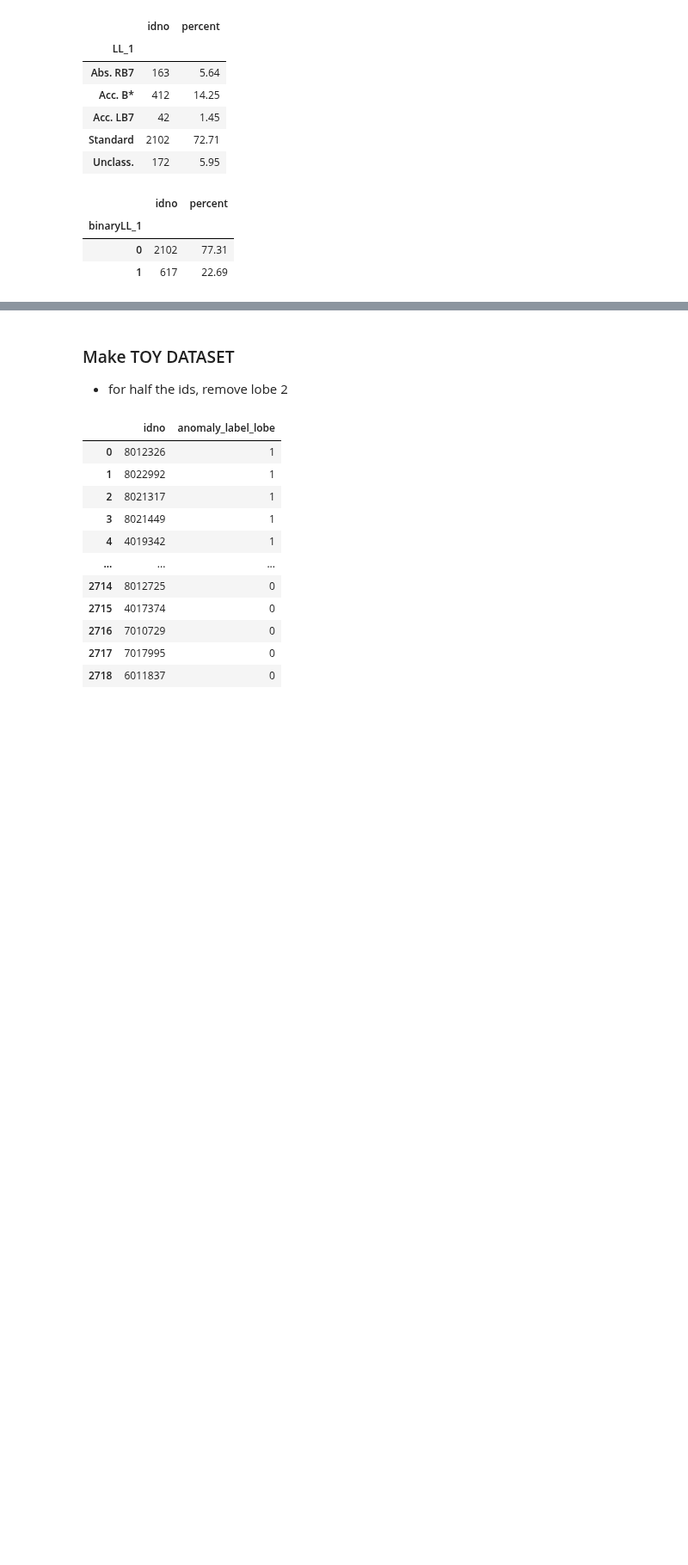
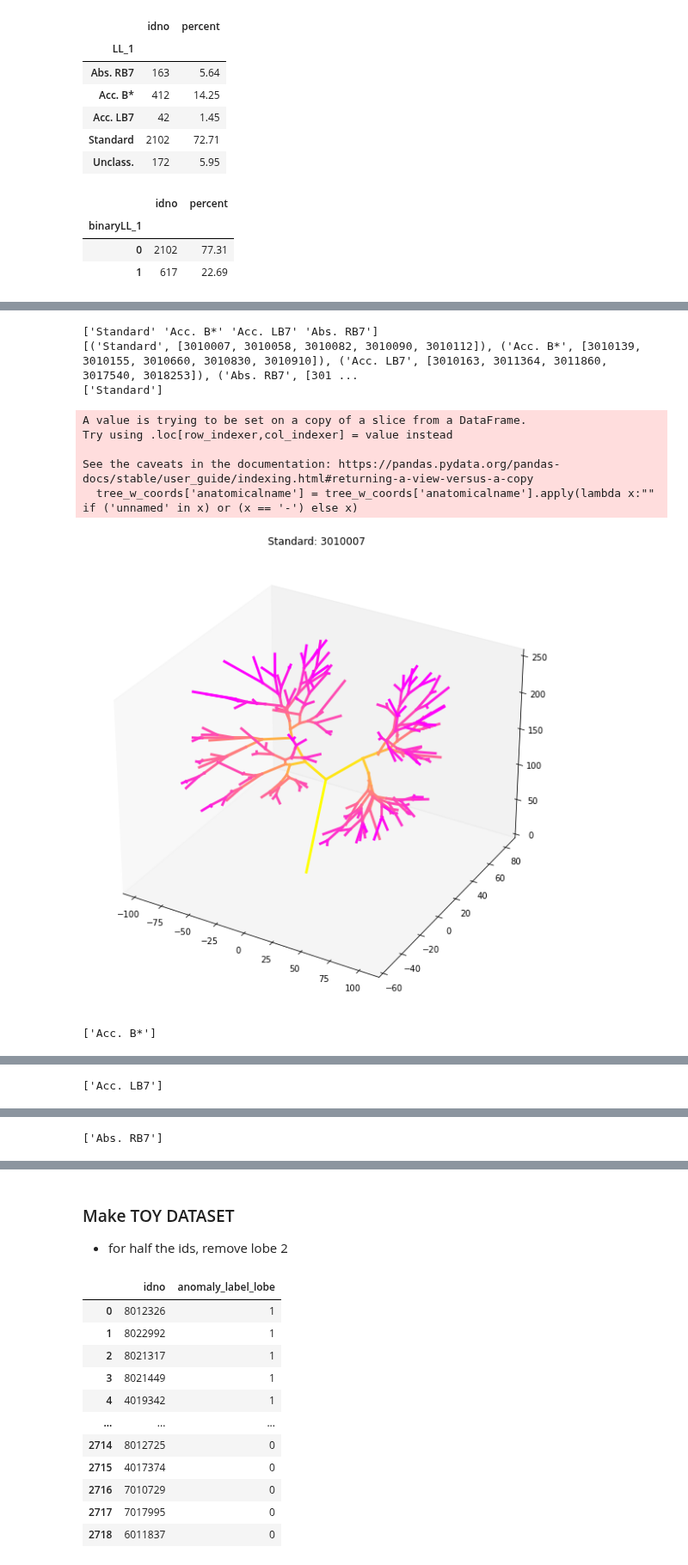
Before and after one commit to s-n-naik/airway_exploration, a Jupyter notebook: graph_networks/graph_test.ipynb, the cells around one changed output, grey strips where cells are left out. Shown at 86% size. Saved outputs shown, nothing was run; the diff lists cells and outputs as text; code cells hidden in the pictures; blank space fills up the shorter version.

```diff
--- a/graph_networks/graph_test.ipynb
+++ b/graph_networks/graph_test.ipynb
@@ -140,0 +153,43 @@ binary_label_df = pilot_df[['idno', 'binaryLL_1']].drop_duplicates(subset=['idno
+# %%
+labels = ['Standard','Acc. B*', 'Acc. LB7' ,'Abs. RB7']
+print(pilot_df.LL_1.unique())
+ids_to_check = [(col, list(pilot_df.loc[(pilot_df['LL_1'] == col)].idno.unique())[:5]) for col in labels]
+print(ids_to_check)
+for variant, idno_test in ids_to_check:
+    idno_test = idno_test[0]
+    tree_w_coords = pilot_df[(pilot_df.idno ==idno_test)] # anomaly label 1 (missing lobe 2)
+    print(tree_w_coords.LL_1.unique())
+    val_min = tree_w_coords.weibel_generation.min()
+    val_max=tree_w_coords.weibel_generation.max()
+    # cmap = mpl.cm.RdYlGn#.reversed()
+    cmap = mpl.colormaps['spring'].reversed()
+    norm = mpl.colors.Normalize(vmin=val_min, vmax=val_max)
+
+    # simpliofy names
+    tree_w_coords['anatomicalname'] = tree_w_coords['anatomicalname'].apply(lambda x:"" if ('unnamed' in x) or (x == '-') else x)
+
+    row = tree_w_coords.iloc[0]
+    # quick visualisation of tree
+
+    fig=plt.figure(figsize=(10,10))
+    ax = fig.add_subplot(projection='3d')
+
+    for i in range(len(tree_w_coords)):
+        row = tree_w_coords.iloc[i]
+        ax.plot([row.parent_loc_x,row.x], [row.parent_loc_y,row.y], [row.parent_loc_z, row.z], linestyle='-',linewidth=3, color= cmap(norm(row.weibel_generation)), label=row.anatomicalname)
+
+    ax.grid(False)
+    ax.set_facecolor(color=(1,1,1))
+    plt.title(str(variant)+': '+str(idno_test))
+    plt.show()
+# %% [output]
+['Standard' 'Acc. B*' 'Acc. LB7' 'Abs. RB7']
+[('Standard', [3010007, 3010058, 3010082, 3010090, 3010112]), ('Acc. B*', [3010139, 3010155, 3010660, 3010830, 3010910]), ('Acc. LB7', [3010163, 3011364, 3011860, 3017540, 3018253]), ('Abs. RB7', [301 ...
+['Standard']
+A value is trying to be set on a copy of a slice from a DataFrame.
+Try using .loc[row_indexer,col_indexer] = value instead
+
+See the caveats in the documentation: https://pandas.pydata.org/pandas-docs/stable/user_guide/indexing.html#returning-a-view-versus-a-copy
+  tree_w_coords['anatomicalname'] = tree_w_coords['anatomicalname'].apply(lambda x:"" if ('unnamed' in x) or (x == '-') else x)
+[figure, added]
+['Acc. B*']
@@ -140,0 +197 @@ binary_label_df = pilot_df[['idno', 'binaryLL_1']].drop_duplicates(subset=['idno
+['Acc. LB7']
@@ -140,0 +199 @@ binary_label_df = pilot_df[['idno', 'binaryLL_1']].drop_duplicates(subset=['idno
+['Abs. RB7']
```
Also changed, not shown: parts of 9 cells of this notebook, 7 other files.
